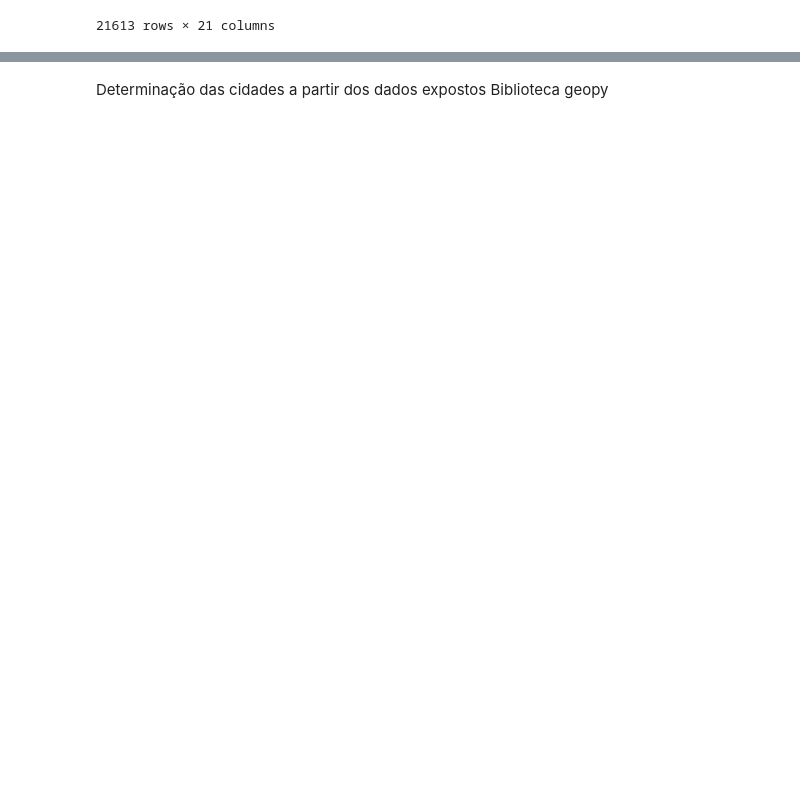
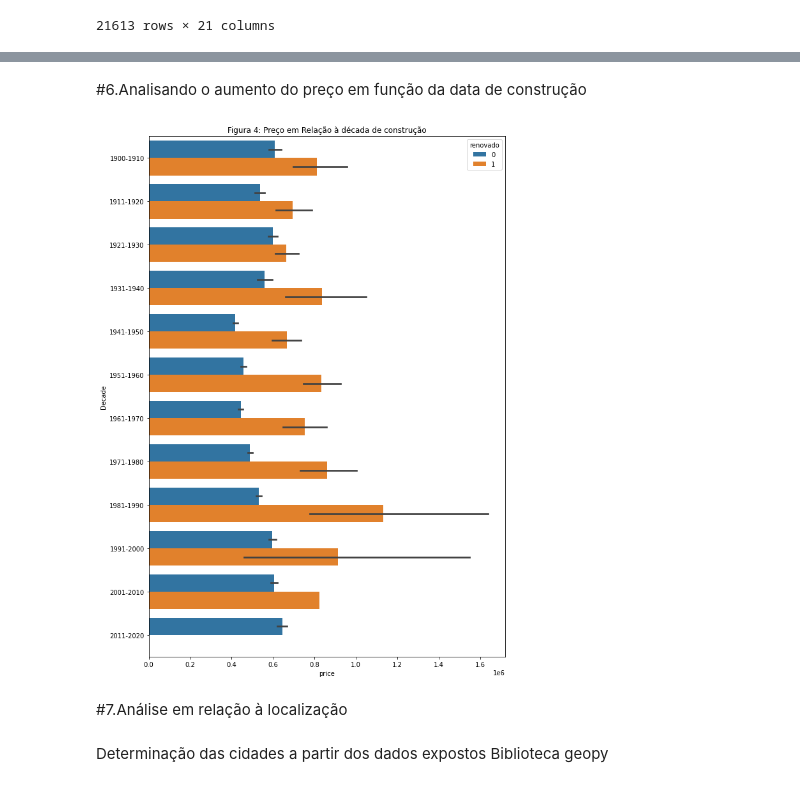
Before and after one commit to Bruno-Noriaki/Data-Science, a Jupyter notebook: Mini_Projeto_Bruno_Noriaki.ipynb, the cells around one changed output, grey strips where cells are left out. Drawn from its saved outputs; the diff is of its cells as text; code cells hidden in the pictures; blank space fills up the shorter version.

```diff
--- a/Mini_Projeto_Bruno_Noriaki.ipynb
+++ b/Mini_Projeto_Bruno_Noriaki.ipynb
@@ -123,3 +201,22 @@ Name: yr_renovated, Length: 21613, dtype: object
+# %% [markdown]
+#6.Analisando o aumento do preço em função da data de construção
+# %%
+#Para facilitar, separados em décadas
+label =['1900-1910','1911-1920','1921-1930','1931-1940','1941-1950','1951-1960',
+        '1961-1970','1971-1980','1981-1990','1991-2000','2001-2010','2011-2020']
+bin = [1900,1910,1920,1930,1940,1950,1960,1970,1980,1990,2000,2010,2020]
+data['Decade'] =  pd.cut(data['yr_built'], bin, labels = label, include_lowest = True)
+# %%
+fig, axes = plt.subplots(nrows = 1, figsize = (10,15))
+sns.barplot(y = data['Decade'], x = data['price'], hue = data['renovado']);
+plt.title('Figura 4: Preço em Relação à década de construção');
+#Casas mais antigas apresentam valor maior, assim como casas mais recentes, contudo
+#O meio termo não é tão valorizado
+#A renovação é mais relevante em casas da década de 1981 a 1990
+# %% [output]
+[figure, added]
+# %% [markdown]
+#7.Análise em relação à localização
 # %% [markdown]
 Determinação das cidades a partir dos dados expostos
 Biblioteca geopy
```
Also changed, not shown: parts of 43 cells of this notebook.
